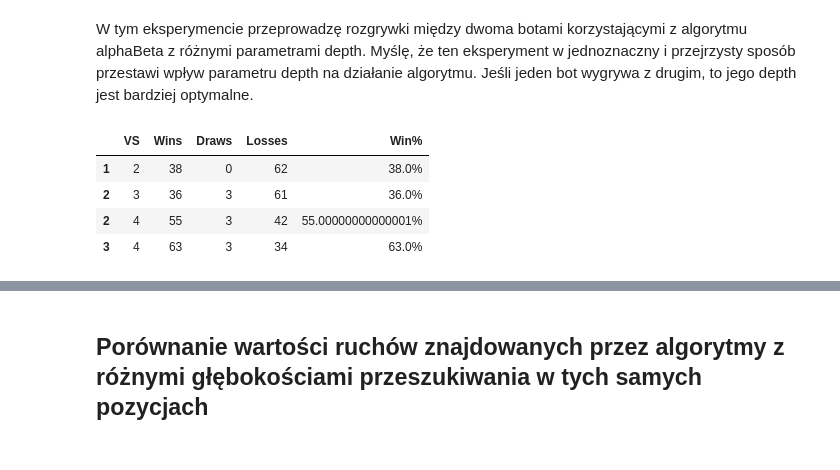
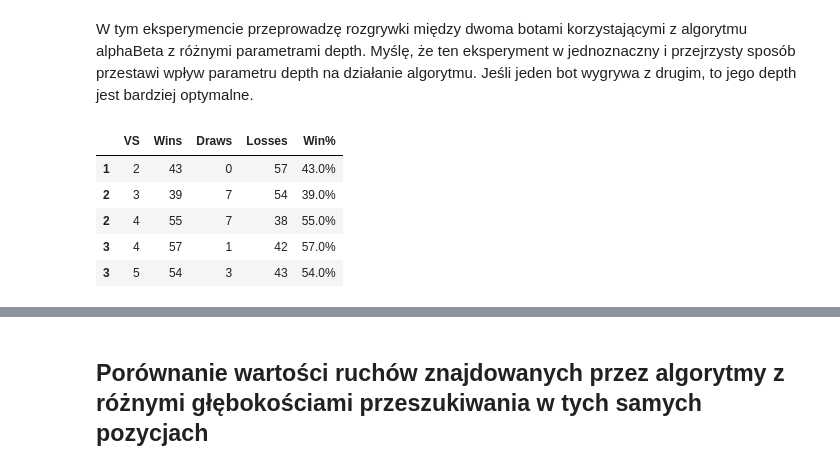
Before and after one commit to pekoraptor/intro-to-ai, a Jupyter notebook: lab03/raport.ipynb, the cells around one changed output, grey strips where cells are left out. Drawn from its saved outputs; the diff is of its cells as text; code cells hidden in the pictures.

```diff
--- a/lab03/raport.ipynb
+++ b/lab03/raport.ipynb
@@ -48,11 +50,12 @@ Z wyników eksperymentu wynika, że parzyste depth sprawują się trochę lepiej
 W tym eksperymencie przeprowadzę rozgrywki między dwoma botami korzystającymi z algorytmu alphaBeta z różnymi parametrami depth. Myślę, że ten eksperyment w jednoznaczny i przejrzysty sposób przestawi wpływ parametru depth na działanie algorytmu. Jeśli jeden bot wygrywa z drugim, to jego depth jest bardziej optymalne.
 # %%
 from raportUtils import compareBotVsBot
-df = compareBotVsBot([1, 2, 2, 3, 1, 3], [2, 3, 4, 4, 5, 5], 50)
+df = compareBotVsBot([1, 2, 2, 3, 3], [2, 3, 4, 4, 5], 50)
 df
 # %% [output]
 |  | VS | Wins | Draws | Losses | Win% |
-| 1 | 2 | 38 | 0 | 62 | 38.0% |
-| 2 | 3 | 36 | 3 | 61 | 36.0% |
-| 2 | 4 | 55 | 3 | 42 | 55.00000000000001% |
-| 3 | 4 | 63 | 3 | 34 | 63.0% |
+| 1 | 2 | 43 | 0 | 57 | 43.0% |
+| 2 | 3 | 39 | 7 | 54 | 39.0% |
+| 2 | 4 | 55 | 7 | 38 | 55.0% |
+| 3 | 4 | 57 | 1 | 42 | 57.0% |
+| 3 | 5 | 54 | 3 | 43 | 54.0% |
```
Also changed, not shown: parts of 5 cells of this notebook.
